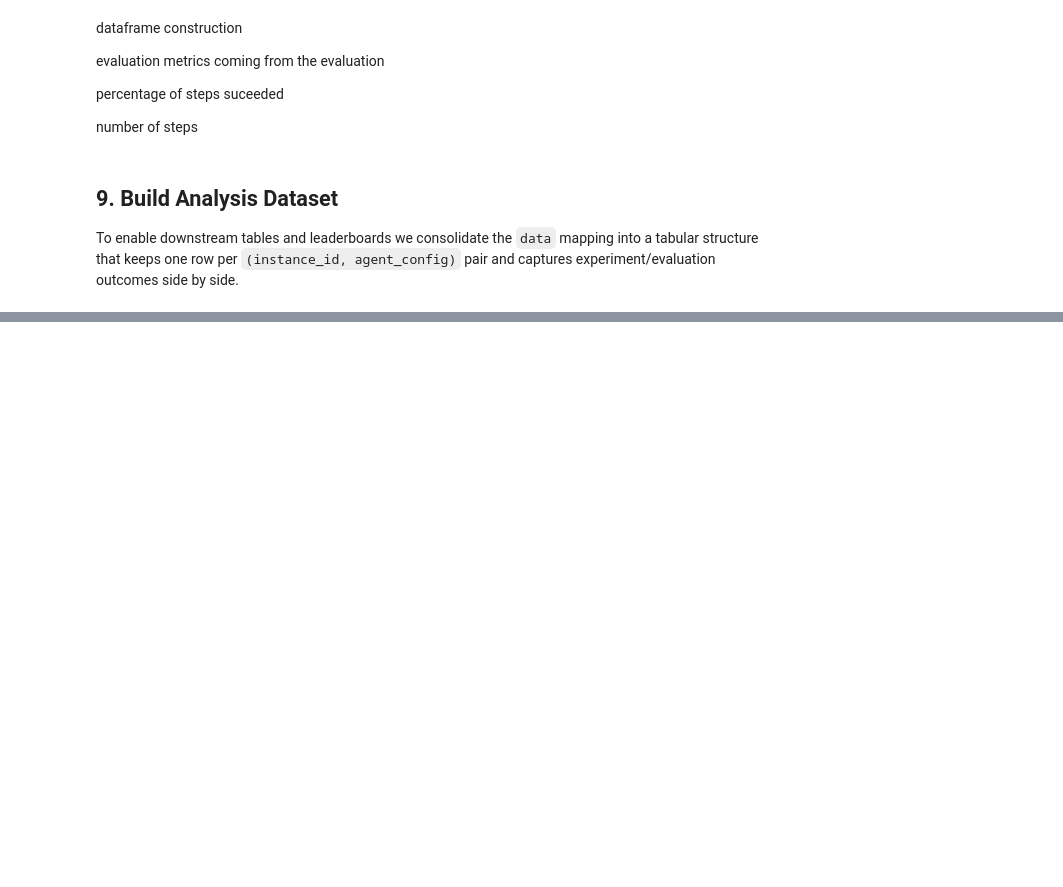
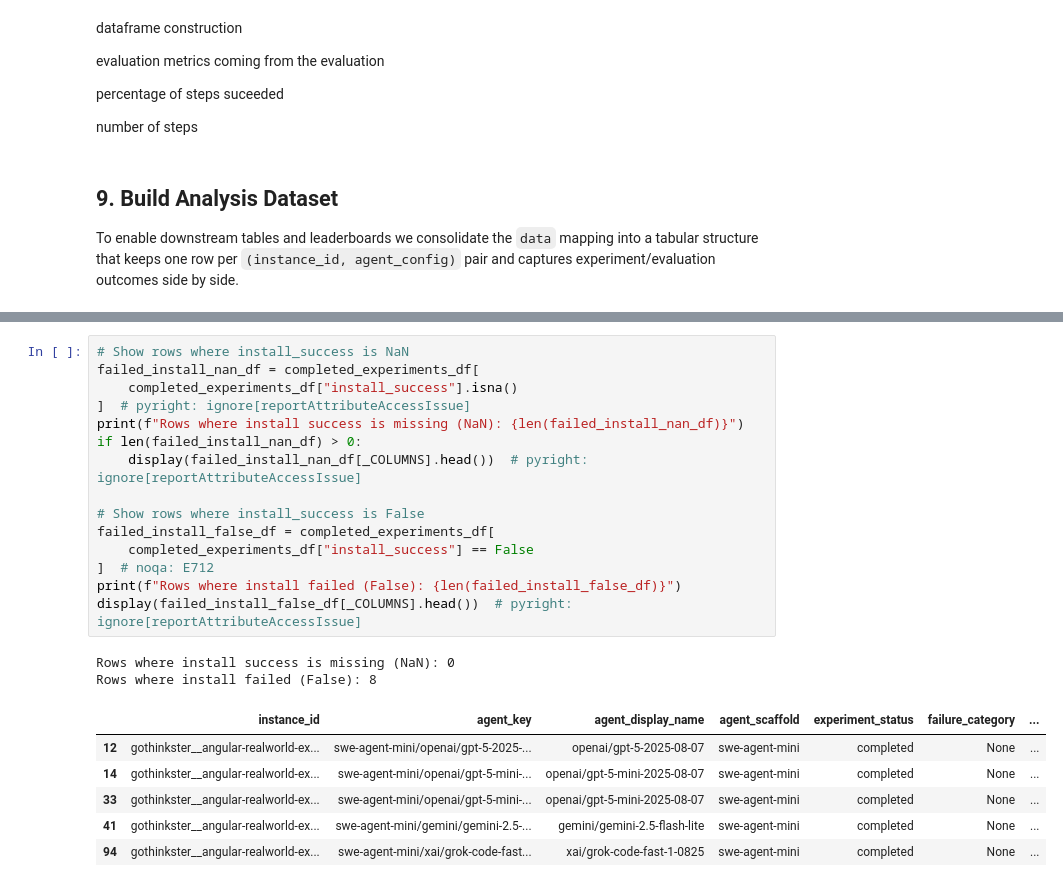
Before and after one commit to SuperMuel/BenchMac, a Jupyter notebook: analysis/analysis.ipynb, the cells around one changed output, grey strips where cells are left out. Drawn from its saved outputs; the diff is of its cells as text; blank space fills up the shorter version.

```diff
--- a/analysis/analysis.ipynb
+++ b/analysis/analysis.ipynb
@@ -834,0 +945,24 @@ Total cost (USD): 21.6799
+# %%
+# Show rows where install_success is NaN
+failed_install_nan_df = completed_experiments_df[
+    completed_experiments_df["install_success"].isna()
+]  # pyright: ignore[reportAttributeAccessIssue]
+print(f"Rows where install success is missing (NaN): {len(failed_install_nan_df)}")
+if len(failed_install_nan_df) > 0:
+    display(failed_install_nan_df[_COLUMNS].head())  # pyright: ignore[reportAttributeAccessIssue]
+
+# Show rows where install_success is False
+failed_install_false_df = completed_experiments_df[
+    completed_experiments_df["install_success"] == False
+]  # noqa: E712
+print(f"Rows where install failed (False): {len(failed_install_false_df)}")
+display(failed_install_false_df[_COLUMNS].head())  # pyright: ignore[reportAttributeAccessIssue]
+# %% [output]
+Rows where install success is missing (NaN): 0
+Rows where install failed (False): 8
+|  | instance_id | agent_key | agent_display_name | agent_scaffold | experiment_status | failure_category | ... |
+| 12 | gothinkster__angular-realworld-ex... | swe-agent-mini/openai/gpt-5-2025-... | openai/gpt-5-2025-08-07 | swe-agent-mini | completed | None | ... |
+| 14 | gothinkster__angular-realworld-ex... | swe-agent-mini/openai/gpt-5-mini-... | openai/gpt-5-mini-2025-08-07 | swe-agent-mini | completed | None | ... |
+| 33 | gothinkster__angular-realworld-ex... | swe-agent-mini/openai/gpt-5-mini-... | openai/gpt-5-mini-2025-08-07 | swe-agent-mini | completed | None | ... |
+| 41 | gothinkster__angular-realworld-ex... | swe-agent-mini/gemini/gemini-2.5-... | gemini/gemini-2.5-flash-lite | swe-agent-mini | completed | None | ... |
+| 94 | gothinkster__angular-realworld-ex... | swe-agent-mini/xai/grok-code-fast... | xai/grok-code-fast-1-0825 | swe-agent-mini | completed | None | ... |
```
Also changed, not shown: parts of 12 cells of this notebook, 2 other files.
